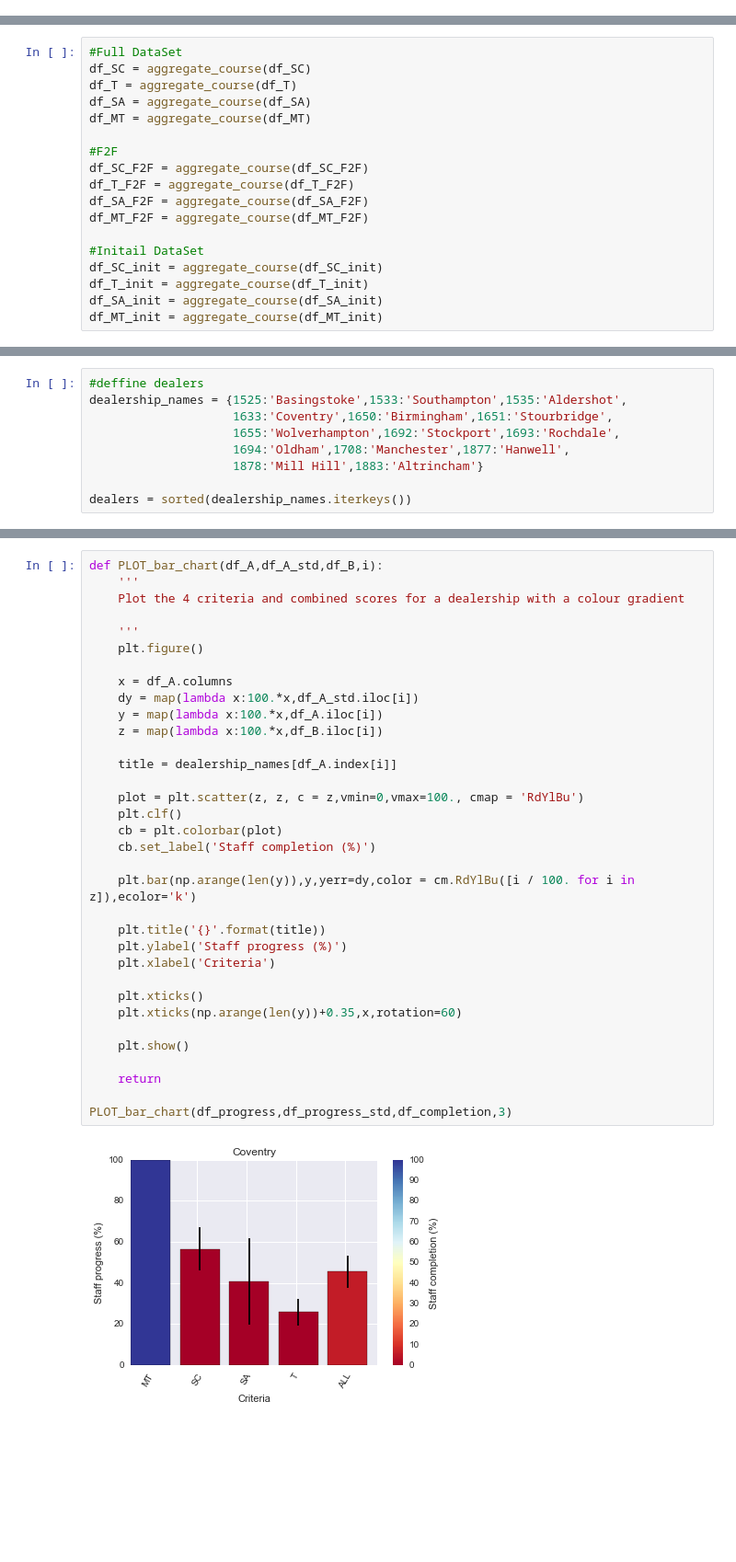
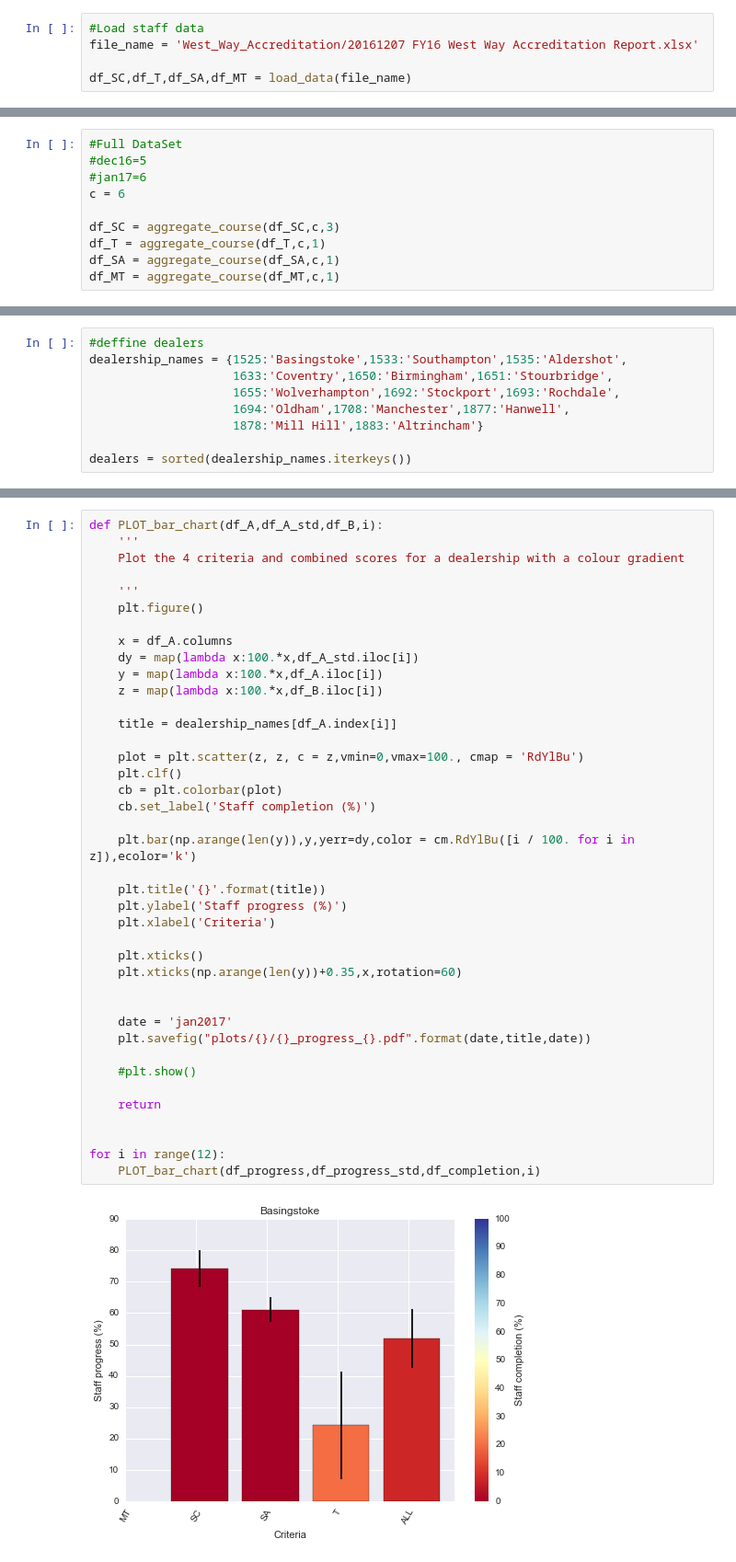
Before and after one commit to DJRumble/WestWay, a Jupyter notebook: Exploration.ipynb, the cells around one changed output, grey strips where cells are left out. Shown at 92% size. Cells and saved outputs as stored; diff of their text form; blank space fills up the shorter version.

Commit message:
january data and plots

```diff
--- a/Exploration.ipynb
+++ b/Exploration.ipynb
@@ -230,2 +249,7 @@ df_MT.drop(surplus_headers_MT,1,inplace=True)
+# %%
+#Load staff data
+file_name = 'West_Way_Accreditation/20161207 FY16 West Way Accreditation Report.xlsx'
+
+df_SC,df_T,df_SA,df_MT = load_data(file_name)
 # %%
 #Reduce to F2F only
@@ -250,18 +273,0 @@ Index([u'FY16 Sales Consultant Knowledge Retention Assessment (coming soon)'], d
-# %%
-#Full DataSet
-df_SC = aggregate_course(df_SC)
-df_T = aggregate_course(df_T)
-df_SA = aggregate_course(df_SA)
-df_MT = aggregate_course(df_MT)
-
-#F2F
-df_SC_F2F = aggregate_course(df_SC_F2F)
-df_T_F2F = aggregate_course(df_T_F2F)
-df_SA_F2F = aggregate_course(df_SA_F2F)
-df_MT_F2F = aggregate_course(df_MT_F2F)
-
-#Initail DataSet
-df_SC_init = aggregate_course(df_SC_init)
-df_T_init = aggregate_course(df_T_init)
-df_SA_init = aggregate_course(df_SA_init)
-df_MT_init = aggregate_course(df_MT_init)
@@ -267,0 +294,10 @@ df_MT_init = aggregate_course(df_MT_init)
+# %%
+#Full DataSet
+#dec16=5
+#jan17=6
+c = 6
+
+df_SC = aggregate_course(df_SC,c,3)
+df_T = aggregate_course(df_T,c,1)
+df_SA = aggregate_course(df_SA,c,1)
+df_MT = aggregate_course(df_MT,c,1)
@@ -325,33 +344,39 @@ def PLOT_bar_chart(df_A,df_A_std,df_B,i):
     Plot the 4 criteria and combined scores for a dealership with a colour gradient
 
     '''
     plt.figure()
 
     x = df_A.columns
     dy = map(lambda x:100.*x,df_A_std.iloc[i])
     y = map(lambda x:100.*x,df_A.iloc[i])
     z = map(lambda x:100.*x,df_B.iloc[i])
 
     title = dealership_names[df_A.index[i]]
 
     plot = plt.scatter(z, z, c = z,vmin=0,vmax=100., cmap = 'RdYlBu')
     plt.clf()
     cb = plt.colorbar(plot)
     cb.set_label('Staff completion (%)')
 
     plt.bar(np.arange(len(y)),y,yerr=dy,color = cm.RdYlBu([i / 100. for i in z]),ecolor='k')
 
     plt.title('{}'.format(title))
     plt.ylabel('Staff progress (%)')
     plt.xlabel('Criteria')
 
     plt.xticks()
     plt.xticks(np.arange(len(y))+0.35,x,rotation=60)
 
-    plt.show()
+
+    date = 'jan2017'
+    plt.savefig("plots/{}/{}_progress_{}.pdf".format(date,title,date))
+
+    #plt.show()
 
     return
 
-PLOT_bar_chart(df_progress,df_progress_std,df_completion,3)
+
+for i in range(12):
+    PLOT_bar_chart(df_progress,df_progress_std,df_completion,i)
 # %% [output]
-[figure, old version]
+[figure, new version]
```
Also changed, not shown: parts of 31 cells of this notebook, 34 other files.
